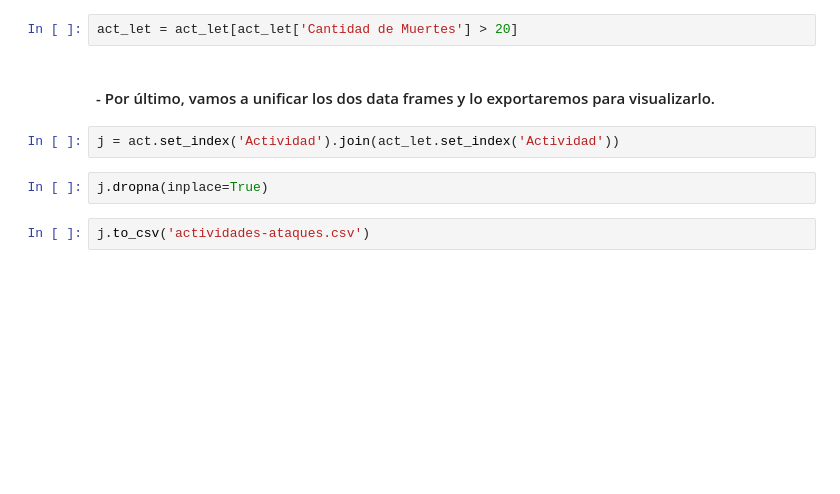
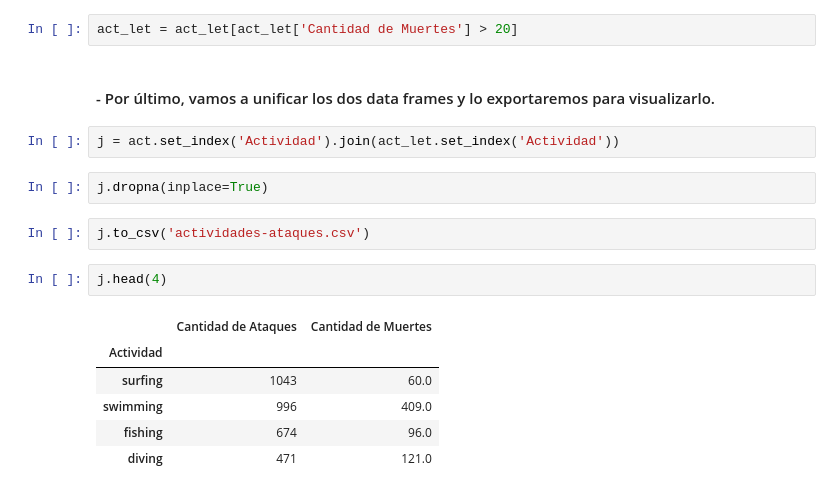
Before and after one commit to JulianTrufero/shark-data-cleaning, a Jupyter notebook: Cleaning.ipynb, the cells around one changed output. Cells and saved outputs as stored; diff of their text form; blank space fills up the shorter version.

```diff
--- a/Cleaning.ipynb
+++ b/Cleaning.ipynb
@@ -262,3 +273,12 @@ j = act.set_index('Actividad').join(act_let.set_index('Actividad'))
 j.dropna(inplace=True)
 # %%
 j.to_csv('actividades-ataques.csv')
+# %%
+j.head(4)
+# %% [output]
+|  | Cantidad de Ataques | Cantidad de Muertes |
+| Actividad |  |  |
+| surfing | 1043 | 60.0 |
+| swimming | 996 | 409.0 |
+| fishing | 674 | 96.0 |
+| diving | 471 | 121.0 |
```
Also changed, not shown: parts of 12 cells of this notebook, 2 other files.
